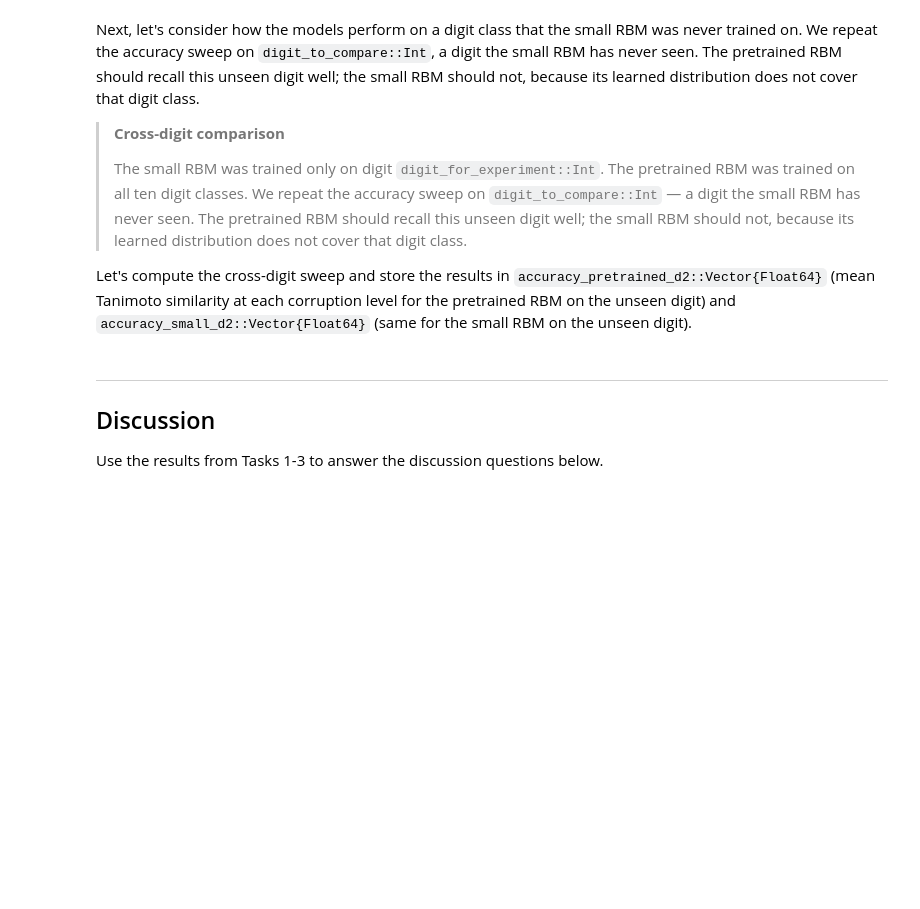
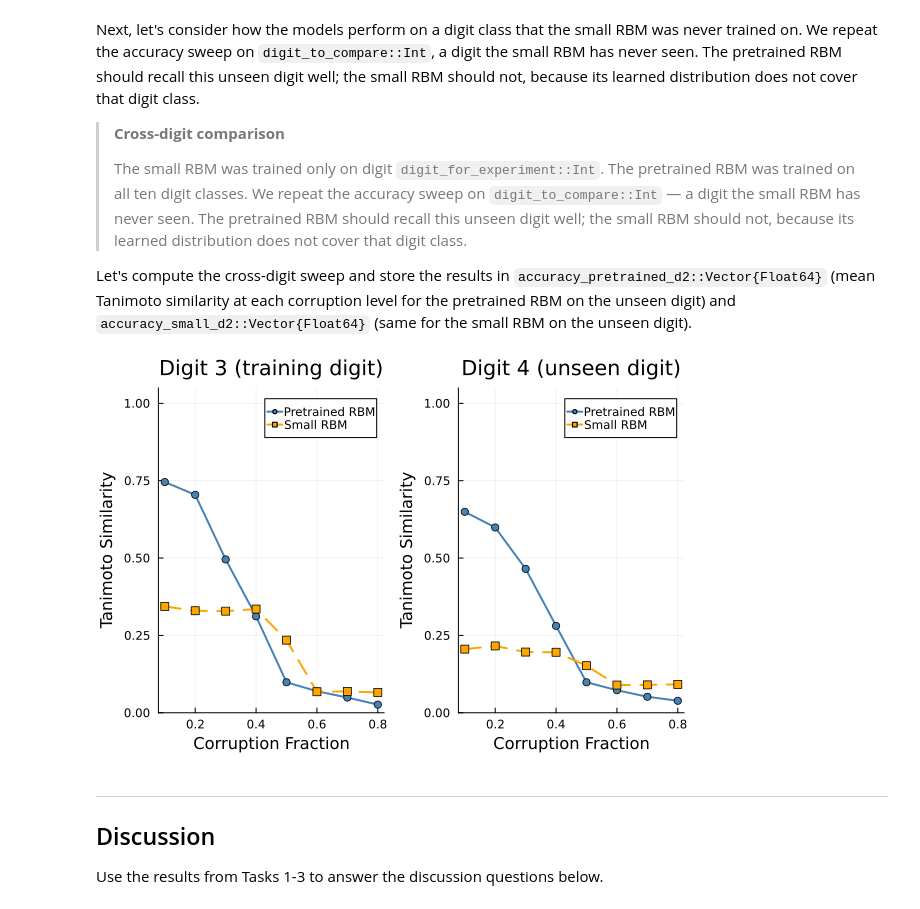
Before and after one commit to CHEME-5820-Spring-2026/ps4-5820-s26-IVYSid23-1, a Jupyter notebook: PS4-CHEME-5820-Student-RBM-Digits-S2025.ipynb, the cells around one changed output. Cells and saved outputs as stored; diff of their text form; code cells hidden in the pictures; blank space fills up the shorter version.

```diff
--- a/PS4-CHEME-5820-Student-RBM-Digits-S2025.ipynb
+++ b/PS4-CHEME-5820-Student-RBM-Digits-S2025.ipynb
@@ -33,7 +33,7 @@ In addition to standard Julia libraries, we use [the `VLDataScienceMachineLearni
 We define constants that control the experiment setup, model architecture, and training configuration. The comment next to each constant describes its purpose, units, and permissible values.
 # %%
 # Image dimensions (MNIST: 28 x 28 pixels)
-number_of_rows = 28; # number of rows in the image, change by Sid
+number_of_rows = 28; # number of rows in the image
 number_of_cols = 28; # number of columns in the image
 number_of_pixels = number_of_rows * number_of_cols; # total pixels per image (784)
 
@@ -46,7 +46,7 @@ number_of_training_examples = 50; # training examples for small RBM (Task 2)
 # Small RBM architecture (Task 2)
 number_of_visible = number_of_pixels; # 784 visible units
 number_of_hidden_small = 128; # hidden units in small RBM
-number_of_epochs = 20; # training epochs
+number_of_epochs = 250; # training epochs
 batchsize_train = 10; # mini-batch size
 number_of_updates_per_epoch = ceil(Int, number_of_training_examples / batchsize_train);
 η_train = 0.01; # learning rate
@@ -282,13 +296,17 @@ Let's prepare the training data and store the results in `X_train_pm1::Array{Int
 X_train_pm1, p_train = let
 
     # initialize -
-    X_train_pm1 = zeros(Int64, number_of_pixels, number_of_training_examples);
+    X_train_pm1 = zeros(Int64, number_of_pixels, number_of_training_examples); # training data matrix (pixels × examples) in {-1,+1}
 
-    # TODO: fill in X_train_pm1
-    # for each i in 1:number_of_training_examples
-    #   get the i-th image of digit_for_experiment, threshold at 0.5, convert to {-1,+1}
+    # load and binarize each training image -
+    for i in 1:number_of_training_examples
+        img = digits_dict[digit_for_experiment][:, :, i]; # raw grayscale image (28 × 28)
+        v = Float64.(img)[:];       # flatten to 784-element vector
+        b = (v .> 0.5);             # threshold to binary {0,1}
+        X_train_pm1[:, i] = Int64.(2 .* b .- 1); # convert {0,1} → {-1,+1}
+    end
 
-    p_train = Categorical(number_of_training_examples);
+    p_train = Categorical(number_of_training_examples); # uniform sampling distribution over training indices
 
     println("Training data: $(size(X_train_pm1, 1)) pixels x $(size(X_train_pm1, 2)) examples")
 
@@ -499,11 +563,15 @@ accuracy_pretrained, accuracy_small, cf_range = let
             v_original = Int64.(2 .* b .- 1); # ground-truth pattern in {-1,+1}
             v_corrupted = corrupt(v_original, cf; seed=trial); # corrupted input (different seed per trial)
 
-            # TODO: reconstruct v_corrupted with rbm_pretrained (T=number_of_gibbs_recall, β=β_recall)
-            # add tanimoto(to_binary(V_pt[:, end]), to_binary(v_original)) to total_pretrained
+            # recall with pretrained RBM -
+            (V_pt, _) = sample(rbm_pretrained, v_corrupted;
+                            T=number_of_gibbs_recall, β=β_recall); # V_pt is (pixels × T) visible trajectory
+            total_pretrained += tanimoto(to_binary(V_pt[:, end]), to_binary(v_original));
 
-            # TODO: reconstruct v_corrupted with rbm_small (T=number_of_gibbs_recall, β=β_recall)
-            # add tanimoto(to_binary(V_sm[:, end]), to_binary(v_original)) to total_small
+            # recall with small RBM -
+            (V_sm, _) = sample(rbm_small, v_corrupted;
+                            T=number_of_gibbs_recall, β=β_recall); # V_sm is (pixels × T) visible trajectory
+            total_small += tanimoto(to_binary(V_sm[:, end]), to_binary(v_original));
         end
 
         push!(accuracy_pretrained, total_pretrained / number_of_trials); # average over trials
@@ -560,11 +630,15 @@ accuracy_pretrained_d2, accuracy_small_d2, _ = let
             v_original = Int64.(2 .* b .- 1); # ground-truth pattern in {-1,+1}
             v_corrupted = corrupt(v_original, cf; seed=trial); # corrupted input (different seed per trial)
 
-            # TODO: reconstruct v_corrupted with rbm_pretrained (T=number_of_gibbs_recall, β=β_recall)
-            # add tanimoto(to_binary(V_pt[:, end]), to_binary(v_original)) to total_pretrained
+            # recall with pretrained RBM -
+            (V_pt, _) = sample(rbm_pretrained, v_corrupted;
+                            T=number_of_gibbs_recall, β=β_recall); # V_pt is (pixels × T) visible trajectory
+            total_pretrained += tanimoto(to_binary(V_pt[:, end]), to_binary(v_original));
 
-            # TODO: reconstruct v_corrupted with rbm_small (T=number_of_gibbs_recall, β=β_recall)
-            # add tanimoto(to_binary(V_sm[:, end]), to_binary(v_original)) to total_small
+            # recall with small RBM -
+            (V_sm, _) = sample(rbm_small, v_corrupted;
+                            T=number_of_gibbs_recall, β=β_recall); # V_sm is (pixels × T) visible trajectory
+            total_small += tanimoto(to_binary(V_sm[:, end]), to_binary(v_original));
         end
 
         push!(accuracy_pretrained, total_pretrained / number_of_trials); # average over trials
@@ -577,25 +651,27 @@ end;
 # %%
 let
     # initialize -
     p1 = plot(cf_range, accuracy_pretrained,
               label="Pretrained RBM", lw=2, marker=:circle, color=:steelblue,
               title="Digit $(digit_for_experiment) (training digit)",
               xlabel="Corruption Fraction", ylabel="Tanimoto Similarity",
               ylims=(0, 1.05));
     plot!(p1, cf_range, accuracy_small,
           label="Small RBM", lw=2, marker=:square, color=:orange, linestyle=:dash);
 
     p2 = plot(cf_range, accuracy_pretrained_d2,
               label="Pretrained RBM", lw=2, marker=:circle, color=:steelblue,
               title="Digit $(digit_to_compare) (unseen digit)",
               xlabel="Corruption Fraction", ylabel="Tanimoto Similarity",
               ylims=(0, 1.05));
     plot!(p2, cf_range, accuracy_small_d2,
           label="Small RBM", lw=2, marker=:square, color=:orange, linestyle=:dash);
 
     # return -
-    plot(p1, p2, layout=(1, 2), size=(900, 380))
+    plot(p1, p2, layout=(1, 2))
 end
+# %% [output]
+[figure, added]
 # %% [markdown]
 ___
 <a id="discussion"></a>
```
Also changed, not shown: parts of 24 cells of this notebook, 1 other file.
